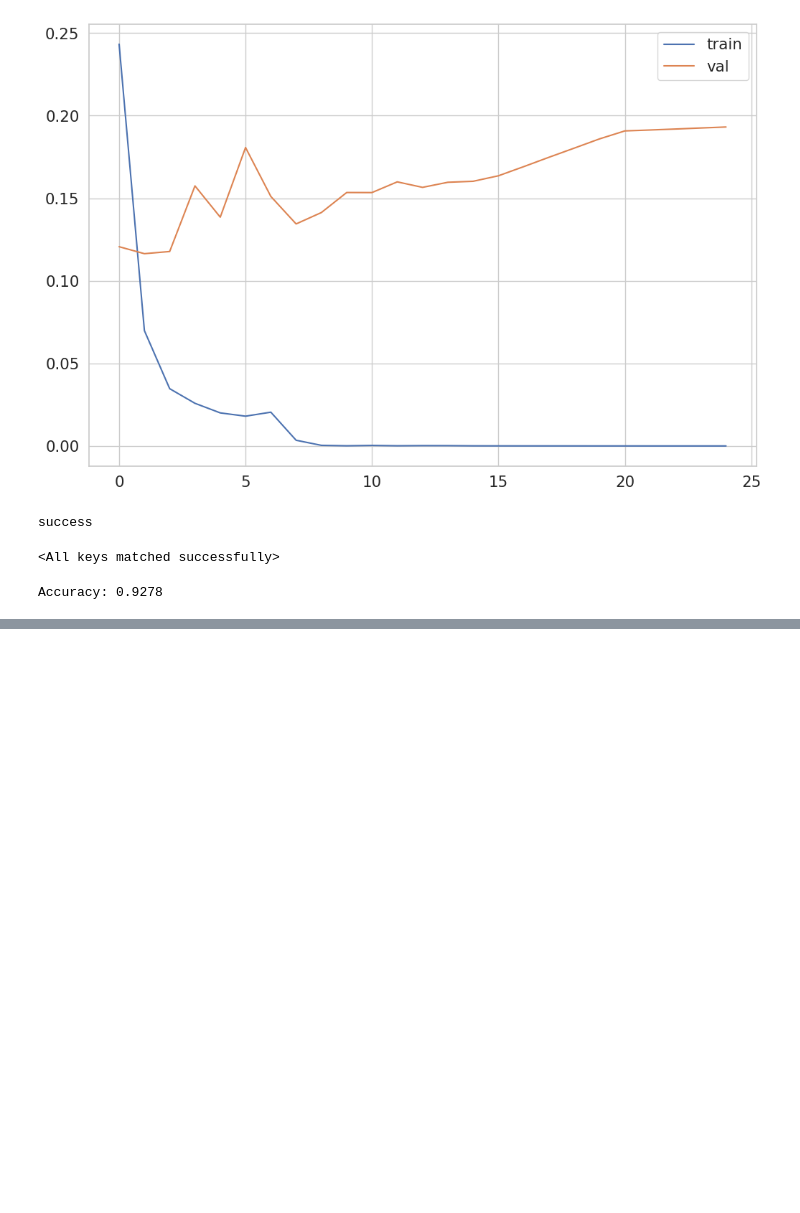
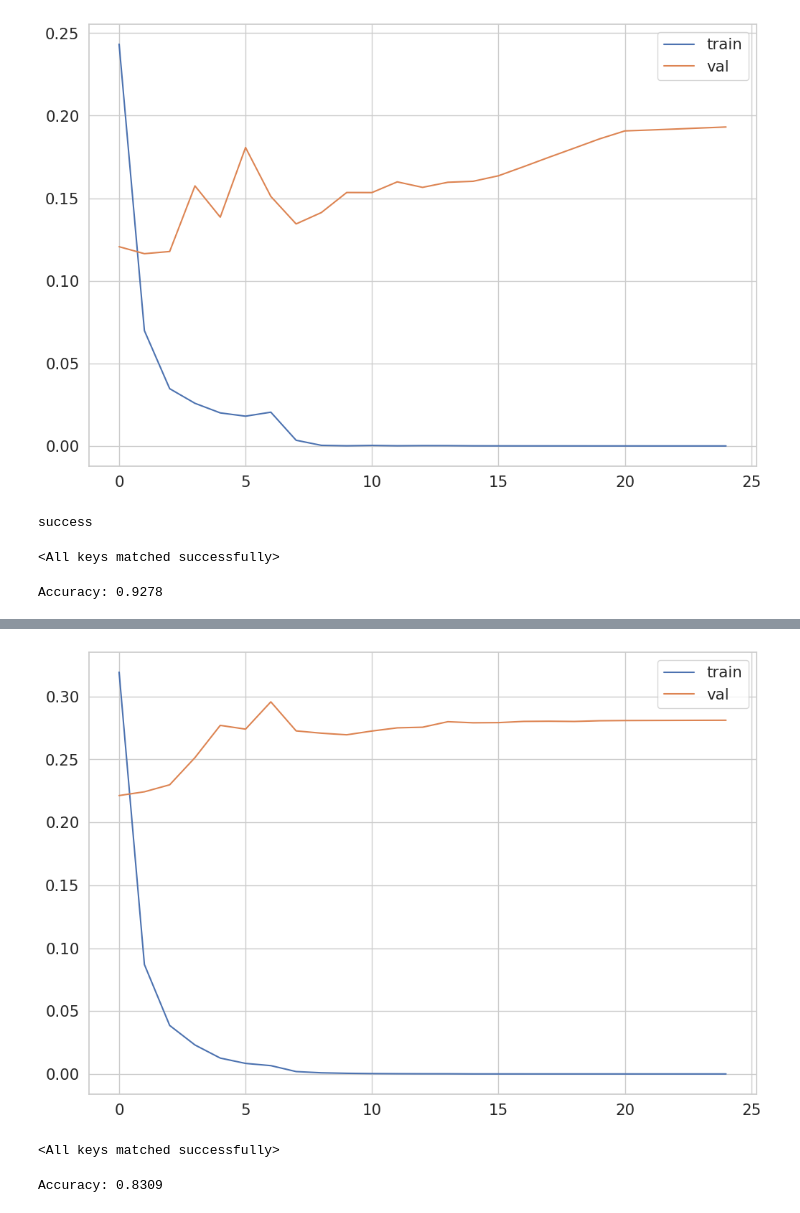
Before and after one commit to syurakshinps/MLDL, a Jupyter notebook: pinocchio.ipynb, the cells around one changed output, grey strips where cells are left out. Drawn from its saved outputs; the diff is of its cells as text; code cells hidden in the pictures; blank space fills up the shorter version.

```diff
--- a/pinocchio.ipynb
+++ b/pinocchio.ipynb
@@ -414,0 +417,4 @@ drwxr-xr-x 2 root root     4096 Dec 15 14:38 .virtual_documents
+# %%
+from torchvision.models import alexnet, AlexNet_Weights
+
+model_extractor = alexnet(weights=AlexNet_Weights.IMAGENET1K_V1)
@@ -414,0 +442,26 @@ drwxr-xr-x 2 root root     4096 Dec 15 14:38 .virtual_documents
+# %%
+# Сделаем так, чтобы на них не распространялся backpropagation (заморозим их), и подменим классификатор (ведь старый уже с весами для ImageNet'а).
+# замораживаем параметры (веса)
+for param in model_extractor.parameters():
+    param.requires_grad = False
+
+# num_features -- это размерность вектора фич, поступающего на вход FC-слою
+num_features = 9216
+# Заменяем Fully-Connected слой на наш линейный классификатор
+model_extractor.classifier = nn.Linear(num_features, 42)
+
+# Использовать ли GPU
+if use_gpu:
+    model_extractor = model_extractor.cuda()
+
+# В качестве cost function используем кросс-энтропию
+loss_fn = nn.CrossEntropyLoss()
+
+# Обучаем только классификатор
+optimizer = optim.Adam(model_extractor.classifier.parameters(), lr=1e-4)
+
+# Умножает learning_rate на 0.1 каждые 7 эпох (это одна из эвристик, не было на лекциях)
+exp_lr_scheduler = lr_scheduler.StepLR(optimizer, step_size=7, gamma=0.1)
+# %%
+%%time
+model_extractor,losses = train_model(model_extractor, loss_fn, optimizer, exp_lr_scheduler, num_epochs=25)
@@ -414,0 +473,15 @@ drwxr-xr-x 2 root root     4096 Dec 15 14:38 .virtual_documents
+# %%
+import seaborn as sns
+
+sns.set(style="whitegrid", font_scale=1.4)
+
+# Построим график лосса при обучении и валидации
+
+#Ваш код здесь
+plt.figure(figsize=(12, 8))
+plt.plot(losses['train'], label="train")
+plt.plot(losses['val'], label="val")
+plt.legend()
+plt.show()
+# %% [output]
+[figure, added]
@@ -414,0 +490,8 @@ drwxr-xr-x 2 root root     4096 Dec 15 14:38 .virtual_documents
+# %%
+model_extractor.load_state_dict(torch.load('AlexNet_extractor.pth'))
+# %% [output]
+<All keys matched successfully>
+# %%
+print("Accuracy: {0:.4f}".format(evaluate(model_extractor)))
+# %% [output]
+Accuracy: 0.8309
```
Also changed, not shown: parts of 35 cells of this notebook.
